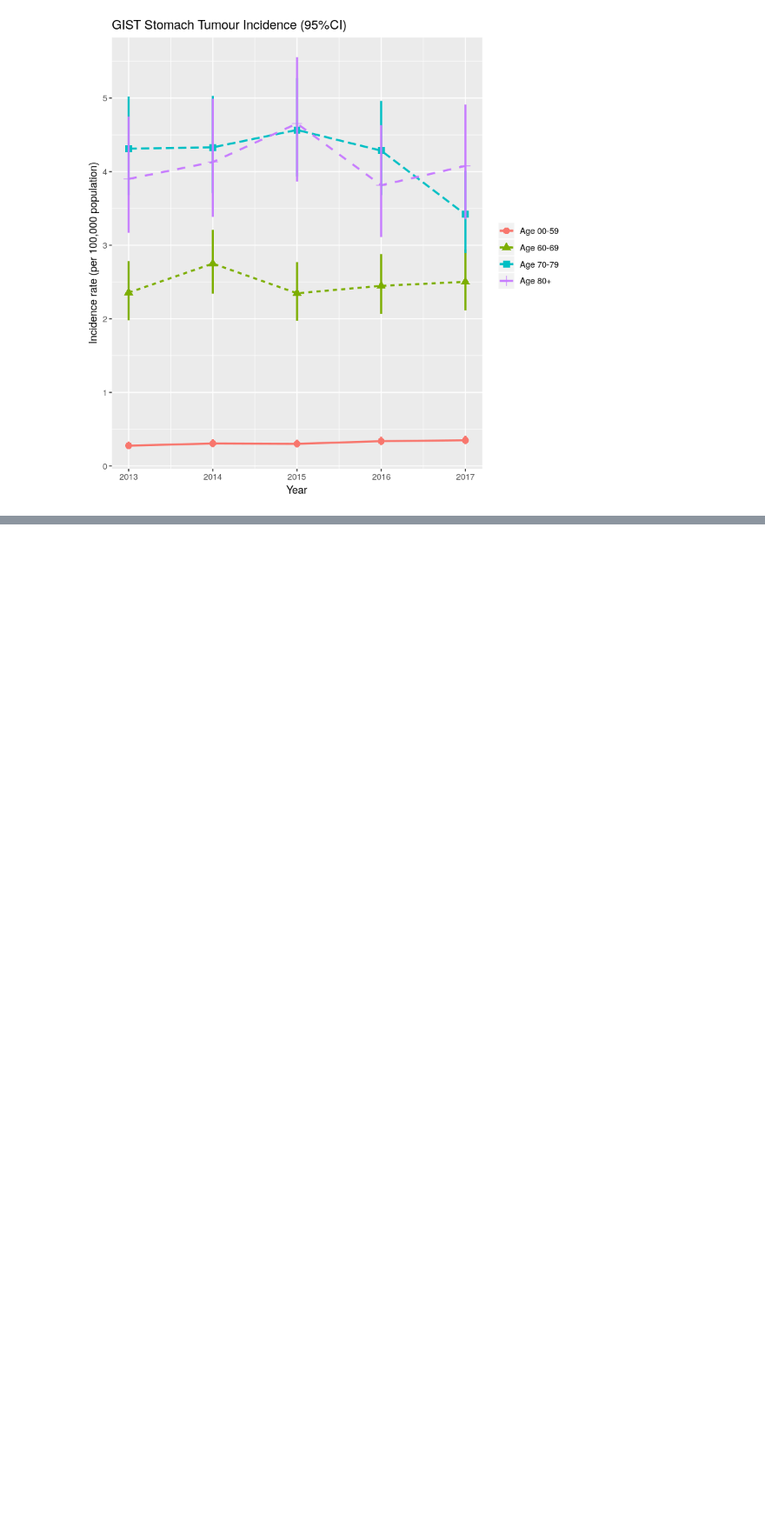
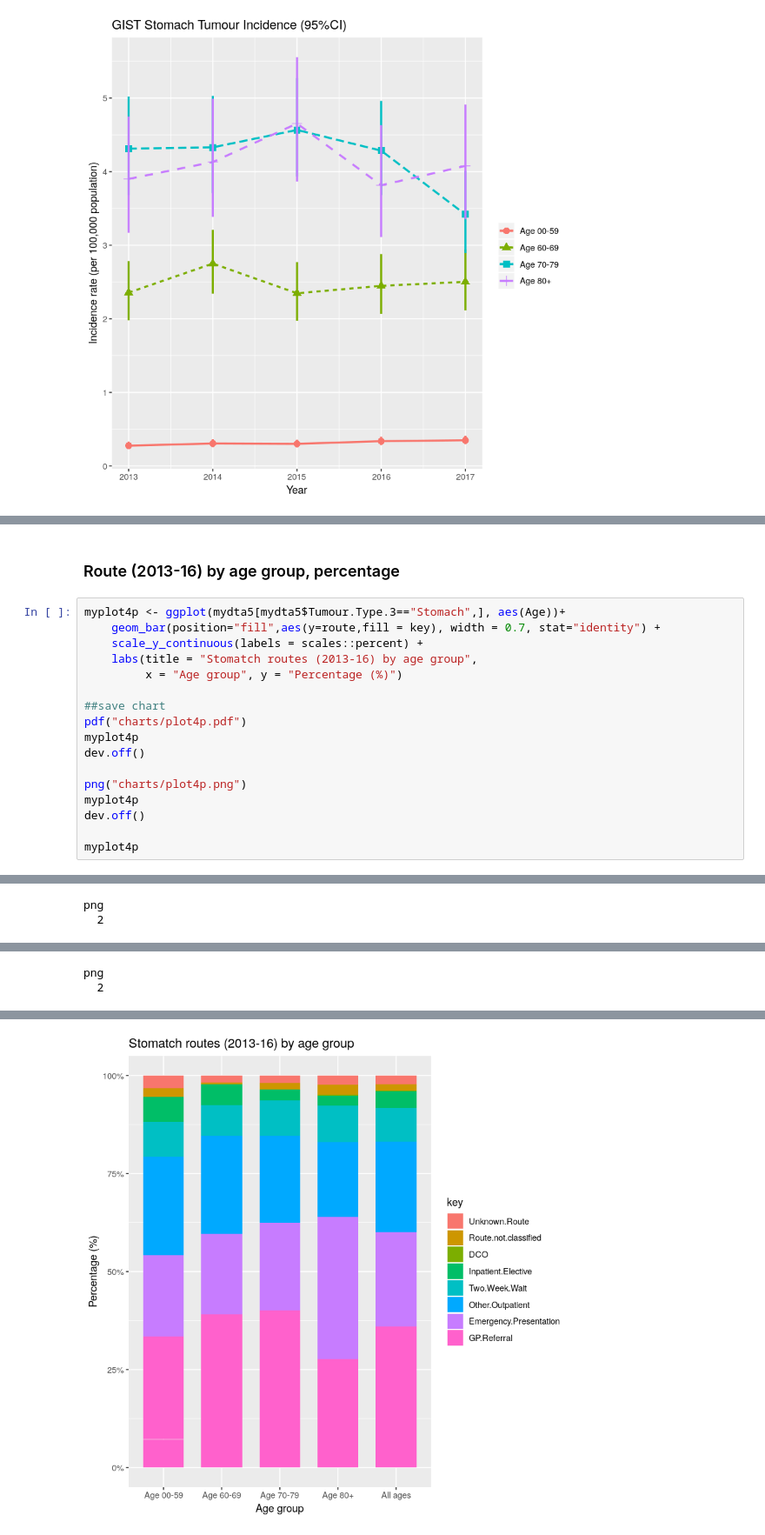
Before and after one commit to brentnall/phe-gist, a Jupyter notebook: analysis/gist-phe-analysis.ipynb, the cells around one changed output, grey strips where cells are left out. Shown at 87% size. Saved outputs shown, nothing was run; the diff lists cells and outputs as text; blank space fills up the shorter version.

```diff
--- a/analysis/gist-phe-analysis.ipynb
+++ b/analysis/gist-phe-analysis.ipynb
@@ -177,0 +279,20 @@ png
+# %% [markdown]
+### Route (2013-16) by age group, percentage
+# %%
+myplot4p <- ggplot(mydta5[mydta5$Tumour.Type.3=="Stomach",], aes(Age))+
+    geom_bar(position="fill",aes(y=route,fill = key), width = 0.7, stat="identity") +
+    scale_y_continuous(labels = scales::percent) +
+    labs(title = "Stomatch routes (2013-16) by age group",
+         x = "Age group", y = "Percentage (%)")
+
+##save chart
+pdf("charts/plot4p.pdf")
+myplot4p
+dev.off()
+
+png("charts/plot4p.png")
+myplot4p
+dev.off()
+
+myplot4p
+# %% [output]
@@ -177,0 +301,2 @@ png
+png
+  2
@@ -177,0 +305,2 @@ png
+png
+  2
@@ -177,0 +309 @@ png
+[figure, added]
```
Also changed, not shown: parts of 9 cells of this notebook, 12 other files.
